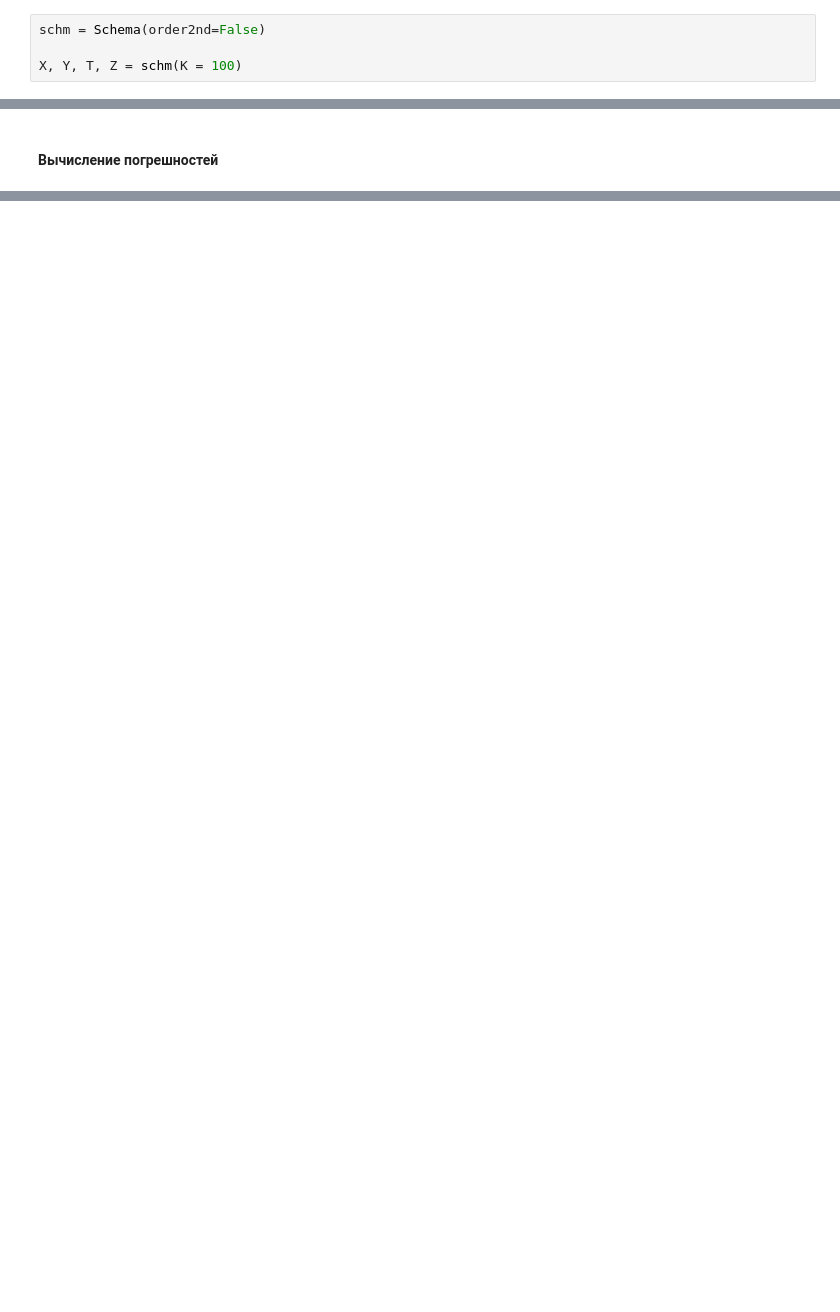
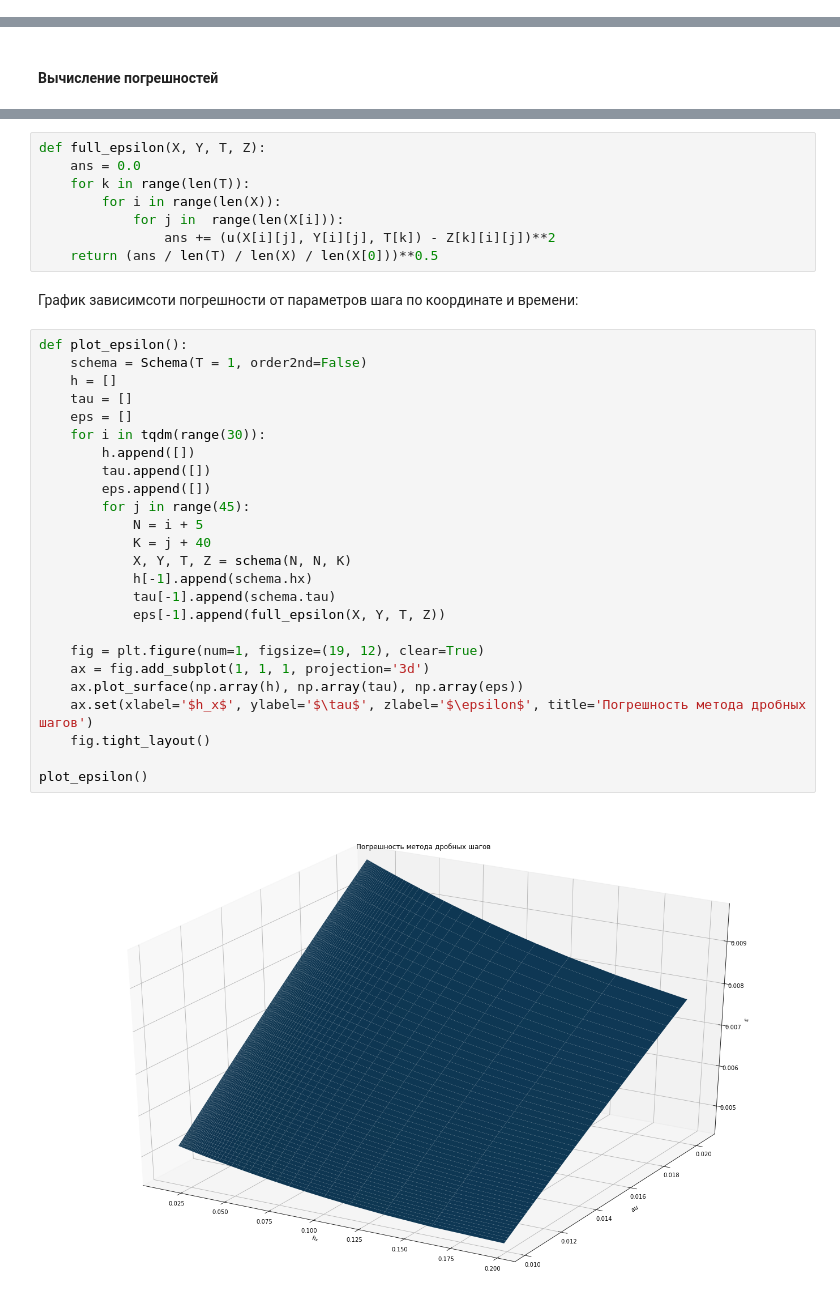
Before and after one commit to m-bronnikov/NumericalMethods, a Jupyter notebook: lab8/task.ipynb, the cells around one changed output, grey strips where cells are left out. Saved outputs shown, nothing was run; the diff lists cells and outputs as text; blank space fills up the shorter version.

```diff
--- a/lab8/task.ipynb
+++ b/lab8/task.ipynb
@@ -368,7 +392,3 @@ class Schema:
         return X, Y, taus, ans
 # %% [markdown]
 <h2><center> Результаты работы </center></h2>
-# %%
-schm = Schema(order2nd=False)
-
-X, Y, T, Z = schm(K = 100)
@@ -659,0 +616,37 @@ interactive(children=(IntSlider(value=5, description='n', max=200, min=4, step=2
+# %%
+def full_epsilon(X, Y, T, Z):
+    ans = 0.0
+    for k in range(len(T)):
+        for i in range(len(X)):
+            for j in  range(len(X[i])):
+                ans += (u(X[i][j], Y[i][j], T[k]) - Z[k][i][j])**2
+    return (ans / len(T) / len(X) / len(X[0]))**0.5
+# %% [markdown]
+График зависимсоти погрешности от параметров шага  по координате и времени:
+# %%
+def plot_epsilon():
+    schema = Schema(T = 1, order2nd=False)
+    h = []
+    tau = []
+    eps = []
+    for i in tqdm(range(30)):
+        h.append([])
+        tau.append([])
+        eps.append([])
+        for j in range(45):
+            N = i + 5
+            K = j + 40
+            X, Y, T, Z = schema(N, N, K)
+            h[-1].append(schema.hx)
+            tau[-1].append(schema.tau)
+            eps[-1].append(full_epsilon(X, Y, T, Z))
+
+    fig = plt.figure(num=1, figsize=(19, 12), clear=True)
+    ax = fig.add_subplot(1, 1, 1, projection='3d')
+    ax.plot_surface(np.array(h), np.array(tau), np.array(eps))
+    ax.set(xlabel='$h_x$', ylabel='$\tau$', zlabel='$\epsilon$', title='Погрешность метода дробных шагов')
+    fig.tight_layout()
+
+plot_epsilon()
+# %% [output]
+[figure, added]
```
Also changed, not shown: parts of 65 cells of this notebook, 1 other file.
